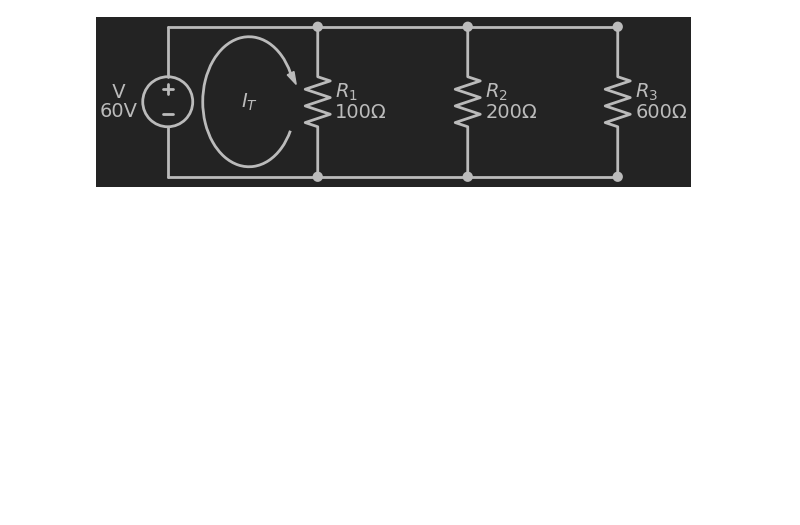
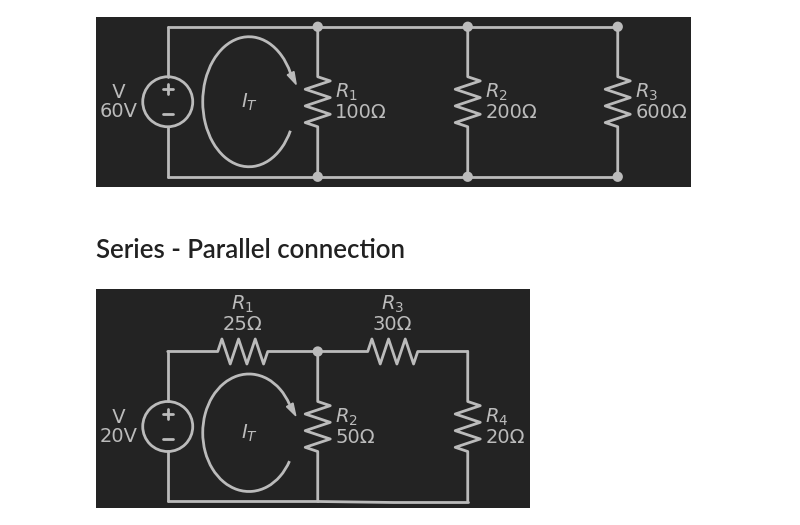
Before and after one commit to arlo0814/colab-playground, a Jupyter notebook: circuits.ipynb, the cells around one changed output. Saved outputs shown, nothing was run; the diff lists cells and outputs as text; code cells hidden in the pictures; blank space fills up the shorter version.

Commit message:
feat: added series-parallel connection - one voltage source - four resistors

```diff
--- a/circuits.ipynb
+++ b/circuits.ipynb
@@ -77,3 +62,29 @@ with schemdraw.Drawing() as d:
     elm.LoopCurrent([L1, R1, L6, V],direction='cw').label('$I_T$')
 # %% [output]
 [figure]
+# %% [markdown]
+# Series - Parallel connection
+# %%
+import schemdraw
+import schemdraw.elements as elm
+
+schemdraw.theme('monokai')
+
+with schemdraw.Drawing() as d:
+    R1 = elm.Resistor().label('$R_1$\n25Ω')
+    elm.Dot()
+    # add R2 below
+    d.push()
+    R2 = elm.Resistor().down().label('$R_2$\n50Ω', loc='bottom')
+    d.pop()
+    # resume to the right
+    R3 = elm.Resistor().label('$R_3$\n30Ω')
+    R4 = elm.Resistor().down().label('$R_4$\n20Ω', loc='bottom')
+    L1 = elm.Line().left()
+    L2 = elm.Line()
+    # source
+    V = elm.SourceV().up().label(' V  \n20V')
+    # current
+    elm.LoopCurrent([R1, R2, L2, V],direction='cw').label('$I_T$')
+# %% [output]
+[figure, added]
```
Also changed, not shown: parts of 3 cells of this notebook.
